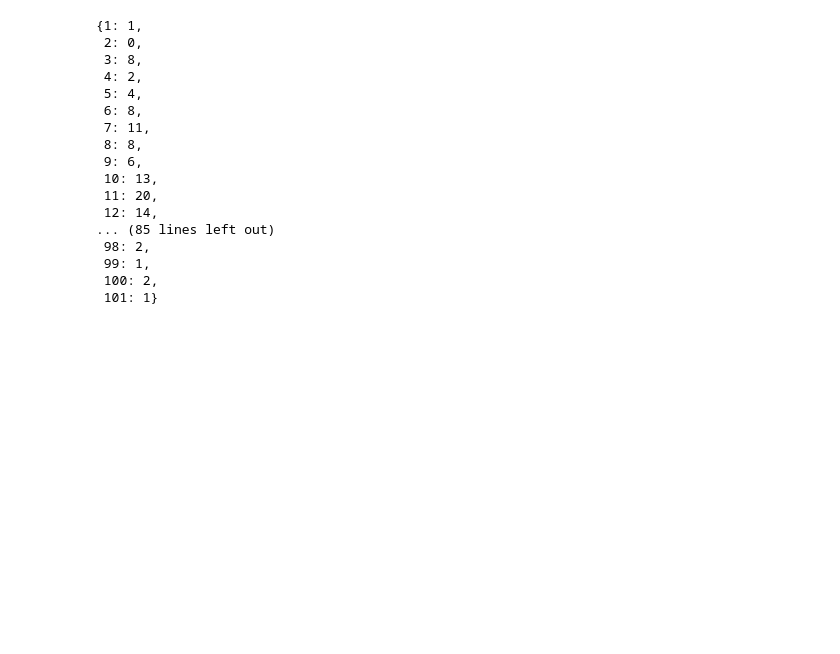
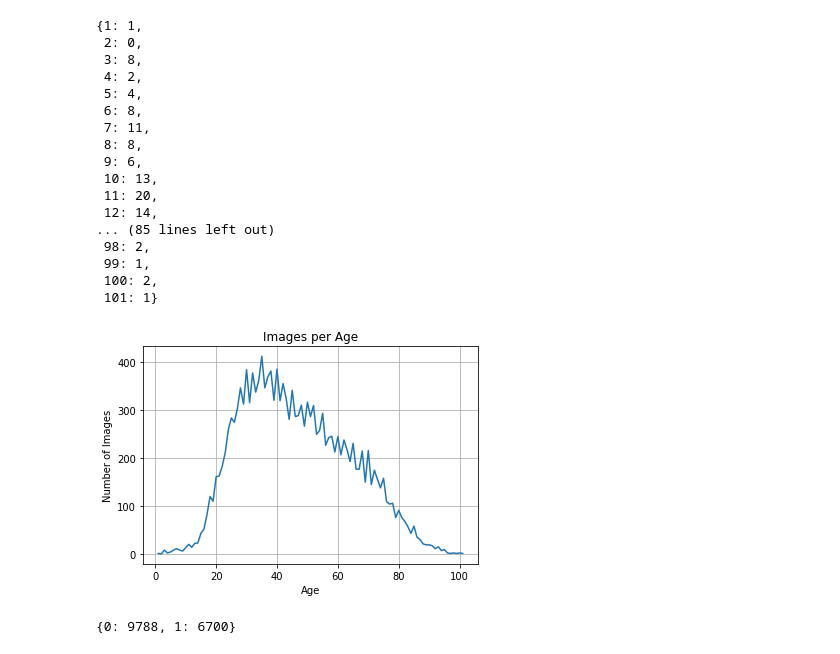
Before and after one commit to nahidosen/CSE465_Age_Estimation, a Jupyter notebook: Age_Estimation.ipynb, the cells around one changed output. Saved outputs shown, nothing was run; the diff lists cells and outputs as text; code cells hidden in the pictures; blank space fills up the shorter version.

```diff
--- a/Age_Estimation.ipynb
+++ b/Age_Estimation.ipynb
@@ -262,3 +315,25 @@ age_number
  99: 1,
  100: 2,
  101: 1}
+# %%
+age_amount = age_number.items()
+x, y = zip(*age_amount)
+
+plt.plot(x, y)
+plt.title("Images per Age")
+plt.xlabel("Age")
+plt.ylabel("Number of Images")
+
+plt.grid()
+plt.show()
+# %% [output]
+[figure, added]
+# %%
+num_gender = {0: 0, 1: 0}
+for i in range(len(dataset)):                         # {'m': 0, 'f': 1}
+    if dataset.labels[i]['gender'] in num_gender:
+        num_gender[dataset.labels[i]['gender']] += 1
+
+num_gender
+# %% [output]
+{0: 9788, 1: 6700}
```
Also changed, not shown: parts of 35 cells of this notebook.
